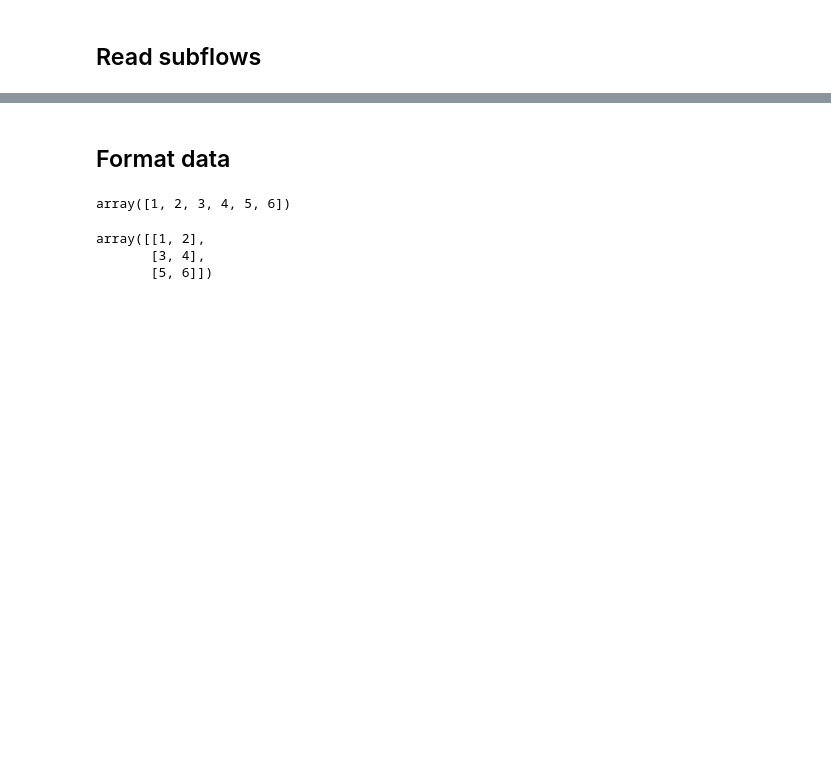
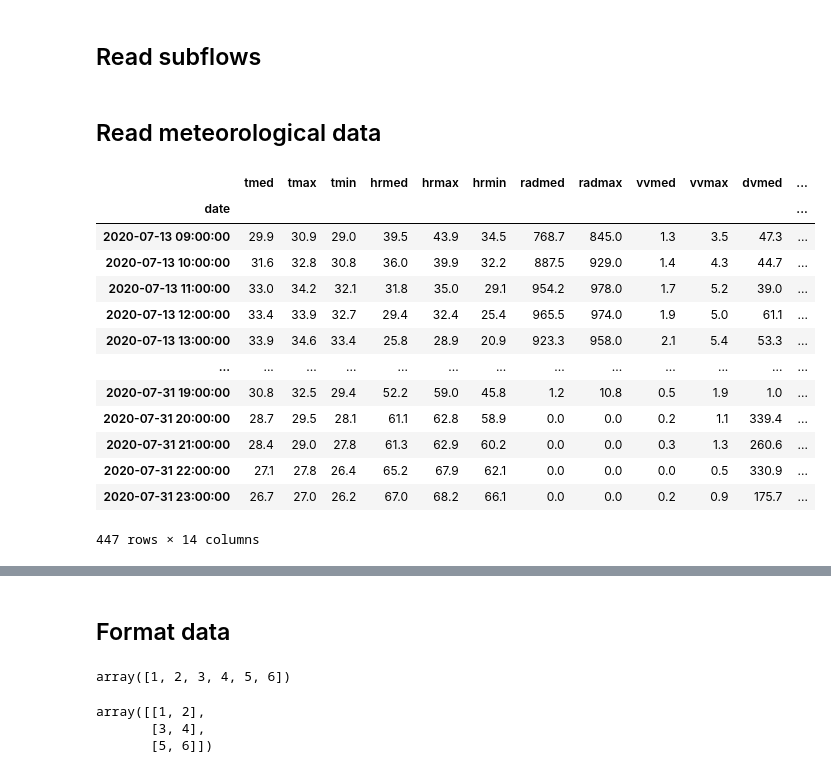
Before and after one commit to fterroso/mobility_murcia_umu_ucam, a Jupyter notebook: 06_prediction_with_DNN.ipynb, the cells around one changed output, grey strips where cells are left out. Cells and saved outputs as stored; diff of their text form; code cells hidden in the pictures; blank space fills up the shorter version.

```diff
--- a/06_prediction_with_DNN.ipynb
+++ b/06_prediction_with_DNN.ipynb
@@ -60,0 +64,20 @@ mob_flows = read_clean_subflows_fn(target_criteria, target_time_period)
+# %% [markdown]
+## Read meteorological data
+# %%
+meteor = pd.read_csv(os.path.join('data', 'parkings_JULIO', 'meteor.txt'), sep=';', parse_dates={'date': ['fecha', 'hora']}, index_col='date')
+meteor
+# %% [output]
+|  | tmed | tmax | tmin | hrmed | hrmax | hrmin | radmed | radmax | vvmed | vvmax | dvmed | ... |
+| date |  |  |  |  |  |  |  |  |  |  |  | ... |
+| 2020-07-13 09:00:00 | 29.9 | 30.9 | 29.0 | 39.5 | 43.9 | 34.5 | 768.7 | 845.0 | 1.3 | 3.5 | 47.3 | ... |
+| 2020-07-13 10:00:00 | 31.6 | 32.8 | 30.8 | 36.0 | 39.9 | 32.2 | 887.5 | 929.0 | 1.4 | 4.3 | 44.7 | ... |
+| 2020-07-13 11:00:00 | 33.0 | 34.2 | 32.1 | 31.8 | 35.0 | 29.1 | 954.2 | 978.0 | 1.7 | 5.2 | 39.0 | ... |
+| 2020-07-13 12:00:00 | 33.4 | 33.9 | 32.7 | 29.4 | 32.4 | 25.4 | 965.5 | 974.0 | 1.9 | 5.0 | 61.1 | ... |
+| 2020-07-13 13:00:00 | 33.9 | 34.6 | 33.4 | 25.8 | 28.9 | 20.9 | 923.3 | 958.0 | 2.1 | 5.4 | 53.3 | ... |
+| ... | ... | ... | ... | ... | ... | ... | ... | ... | ... | ... | ... | ... |
+| 2020-07-31 19:00:00 | 30.8 | 32.5 | 29.4 | 52.2 | 59.0 | 45.8 | 1.2 | 10.8 | 0.5 | 1.9 | 1.0 | ... |
+| 2020-07-31 20:00:00 | 28.7 | 29.5 | 28.1 | 61.1 | 62.8 | 58.9 | 0.0 | 0.0 | 0.2 | 1.1 | 339.4 | ... |
+| 2020-07-31 21:00:00 | 28.4 | 29.0 | 27.8 | 61.3 | 62.9 | 60.2 | 0.0 | 0.0 | 0.3 | 1.3 | 260.6 | ... |
+| 2020-07-31 22:00:00 | 27.1 | 27.8 | 26.4 | 65.2 | 67.9 | 62.1 | 0.0 | 0.0 | 0.0 | 0.5 | 330.9 | ... |
+| 2020-07-31 23:00:00 | 26.7 | 27.0 | 26.2 | 67.0 | 68.2 | 66.1 | 0.0 | 0.0 | 0.2 | 0.9 | 175.7 | ... |
+447 rows × 14 columns
```
Also changed, not shown: parts of 17 cells of this notebook.
